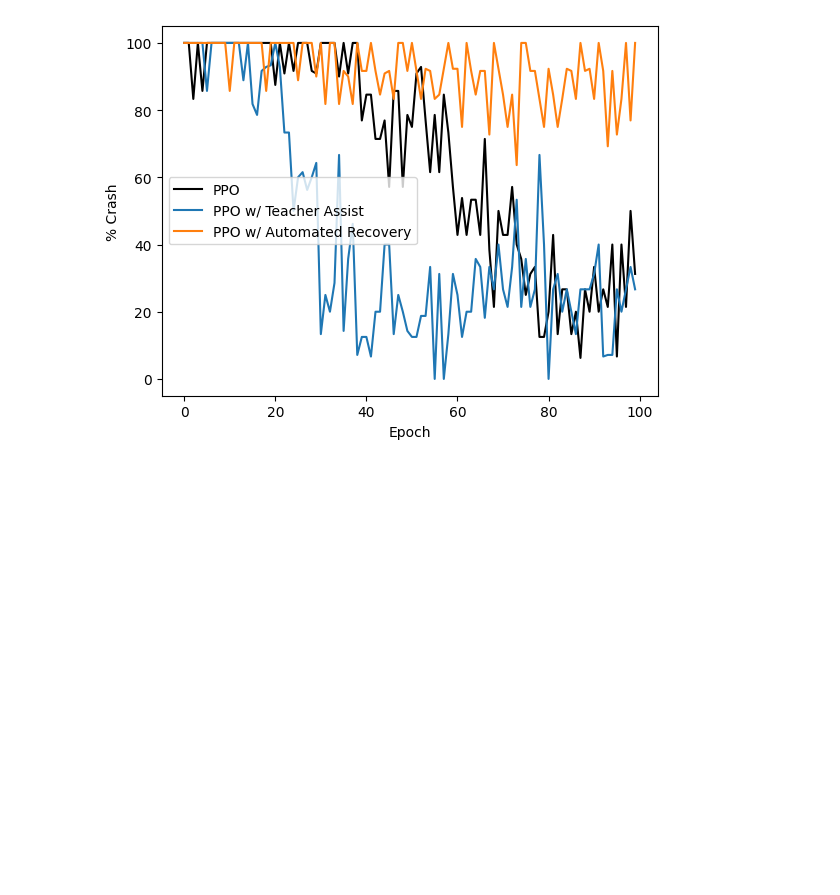
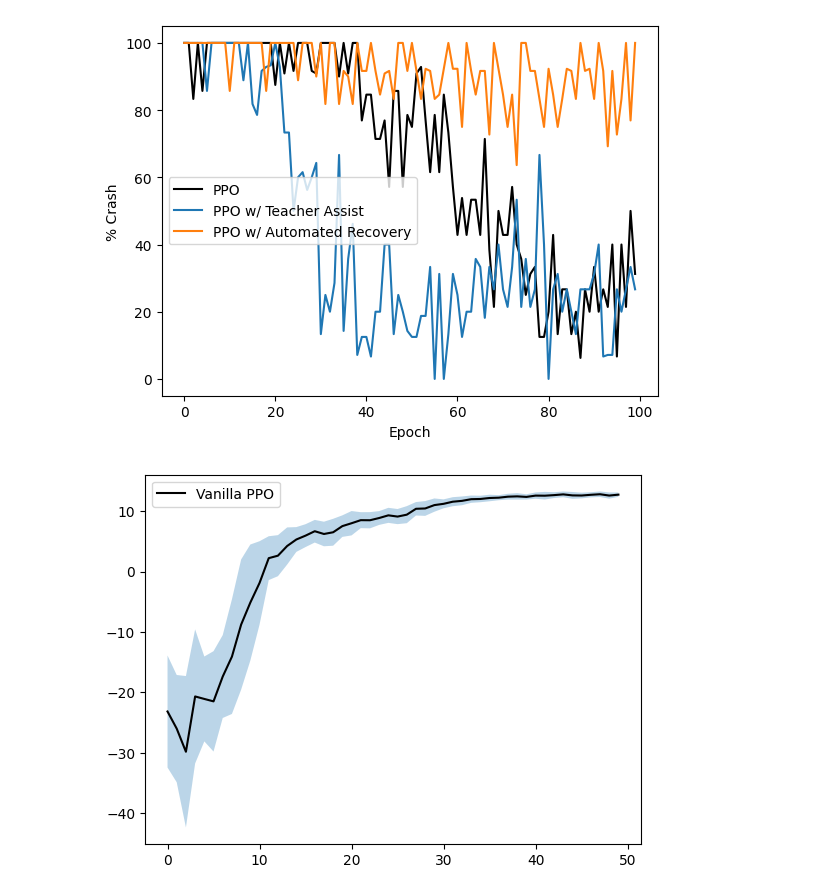
Before and after one commit to YashSax/TVC_RL, a Jupyter notebook: visualize_results.ipynb, the cells around one changed output. Cells and saved outputs as stored; diff of their text form; code cells hidden in the pictures; blank space fills up the shorter version.

Commit message:
baseline_recovery_ppo

```diff
--- a/visualize_results.ipynb
+++ b/visualize_results.ipynb
@@ -61,3 +61,17 @@ plt.legend()
 plt.show()
 # %% [output]
 [figure]
+# %%
+baseline_ppo_recovery = open_log("./reward_15_ppo/progress.txt")
+
+plt.fill_between(
+    baseline_ppo_recovery['Epoch'],
+    [a - b for a, b in zip(baseline_ppo_recovery['AverageEpRet'], baseline_ppo_recovery['StdEpRet'])],
+    [a + b for a, b in zip(baseline_ppo_recovery['AverageEpRet'], baseline_ppo_recovery['StdEpRet'])],
+    alpha=0.3
+)
+plt.plot(baseline_ppo_recovery['Epoch'], baseline_ppo_recovery['AverageEpRet'], 'k-', label='Vanilla PPO')
+plt.legend()
+plt.show()
+# %% [output]
+[figure, added]
```
Also changed, not shown: parts of 1 cell of this notebook, 6 other files.
